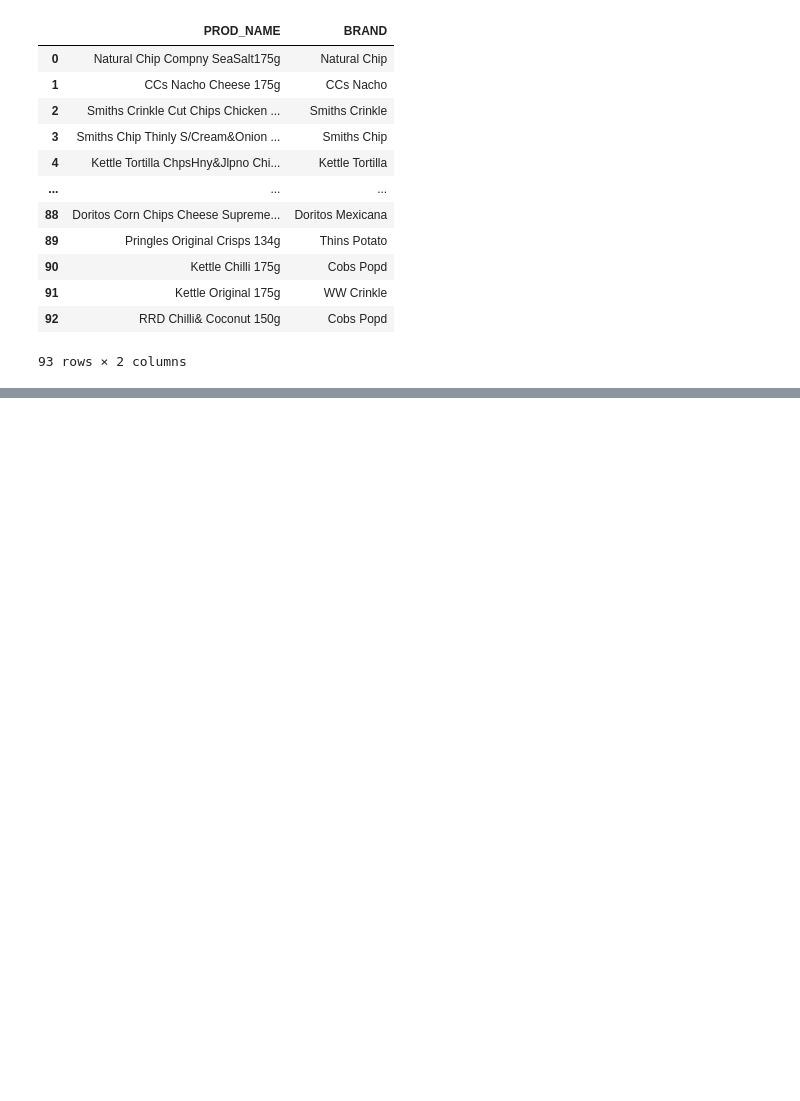
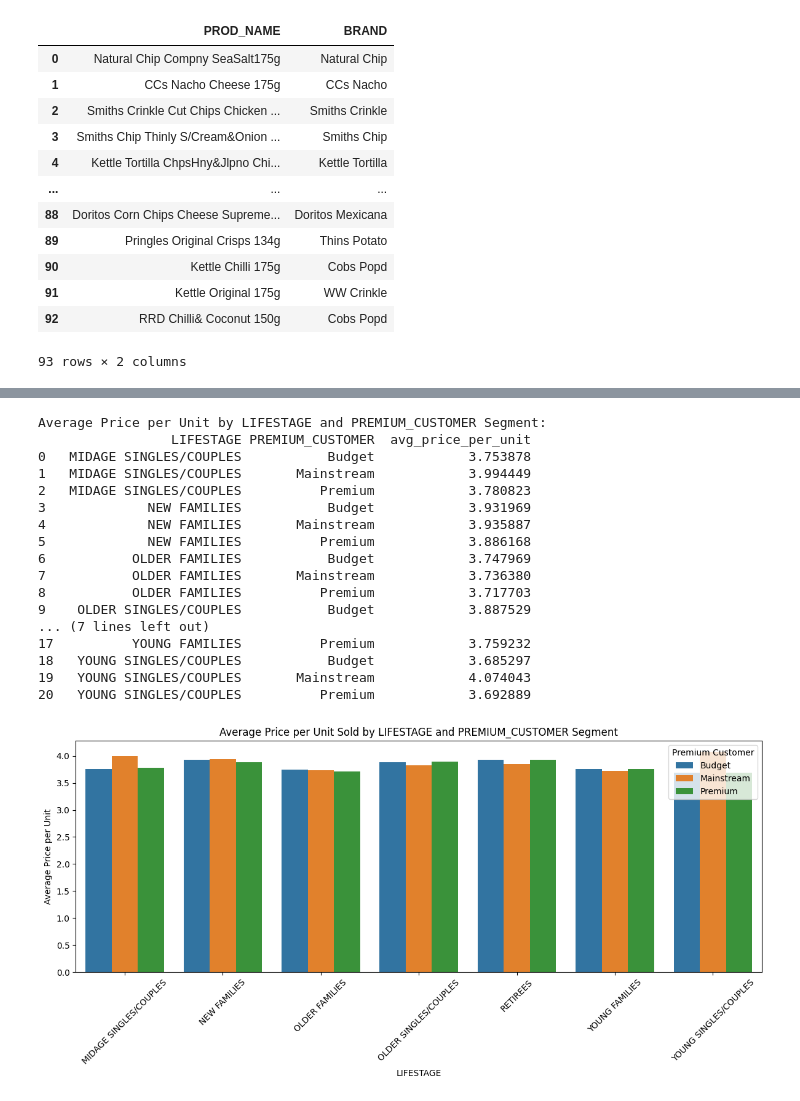
Before and after one commit to Temitope-Fabiyi/Forage_Quantium_Data_Analysis, a Jupyter notebook: Quantium Project- Task 1.ipynb, the cells around one changed output, grey strips where cells are left out. Drawn from its saved outputs; the diff is of its cells as text; code cells hidden in the pictures; blank space fills up the shorter version.

```diff
--- a/Quantium Project- Task 1.ipynb
+++ b/Quantium Project- Task 1.ipynb
@@ -921,0 +966,47 @@ df_new.to_excel(r'C:\Users\USER\Documents\Data Science\Quantium Project\df_new.x
+# %%
+#Older families and young families in general buy more chips per customer
+#Let's also investigate the average price per unit chips bought for each customer segment as this is also a driver of total sales.
+
+
+# Calculate total sales and total units by LIFESTAGE and PREMIUM_CUSTOMER
+# Using 'TOT_SALES' column represents total sales amount and 'units' represents the quantity sold
+total_sales = merged_data.groupby(['LIFESTAGE', 'PREMIUM_CUSTOMER'])['TOT_SALES'].sum().reset_index(name='total_sales')
+total_units = merged_data.groupby(['LIFESTAGE', 'PREMIUM_CUSTOMER'])['PROD_QTY'].sum().reset_index(name='total_units')
+
+# Merge the total sales and total units to calculate the average price per unit
+summary = pd.merge(total_sales, total_units, on=['LIFESTAGE', 'PREMIUM_CUSTOMER'])
+summary['avg_price_per_unit'] = summary['total_sales'] / summary['total_units']
+
+# Display the result
+print("Average Price per Unit by LIFESTAGE and PREMIUM_CUSTOMER Segment:")
+print(summary[['LIFESTAGE', 'PREMIUM_CUSTOMER', 'avg_price_per_unit']])
+
+# Plotting the average price per unit
+plt.figure(figsize=(12, 6))
+sns.barplot(data=summary, x='LIFESTAGE', y='avg_price_per_unit', hue='PREMIUM_CUSTOMER')
+plt.title('Average Price per Unit Sold by LIFESTAGE and PREMIUM_CUSTOMER Segment')
+plt.xlabel('LIFESTAGE')
+plt.ylabel('Average Price per Unit')
+plt.xticks(rotation=45)
+plt.legend(title='Premium Customer')
+plt.tight_layout()
+plt.show()
+# %% [output]
+Average Price per Unit by LIFESTAGE and PREMIUM_CUSTOMER Segment:
+                 LIFESTAGE PREMIUM_CUSTOMER  avg_price_per_unit
+0   MIDAGE SINGLES/COUPLES           Budget            3.753878
+1   MIDAGE SINGLES/COUPLES       Mainstream            3.994449
+2   MIDAGE SINGLES/COUPLES          Premium            3.780823
+3             NEW FAMILIES           Budget            3.931969
+4             NEW FAMILIES       Mainstream            3.935887
+5             NEW FAMILIES          Premium            3.886168
+6           OLDER FAMILIES           Budget            3.747969
+7           OLDER FAMILIES       Mainstream            3.736380
+8           OLDER FAMILIES          Premium            3.717703
+9    OLDER SINGLES/COUPLES           Budget            3.887529
+... (7 lines left out)
+17          YOUNG FAMILIES          Premium            3.759232
+18   YOUNG SINGLES/COUPLES           Budget            3.685297
+19   YOUNG SINGLES/COUPLES       Mainstream            4.074043
+20   YOUNG SINGLES/COUPLES          Premium            3.692889
+[figure, added]
```
Also changed, not shown: parts of 27 cells of this notebook, 1 other file.
